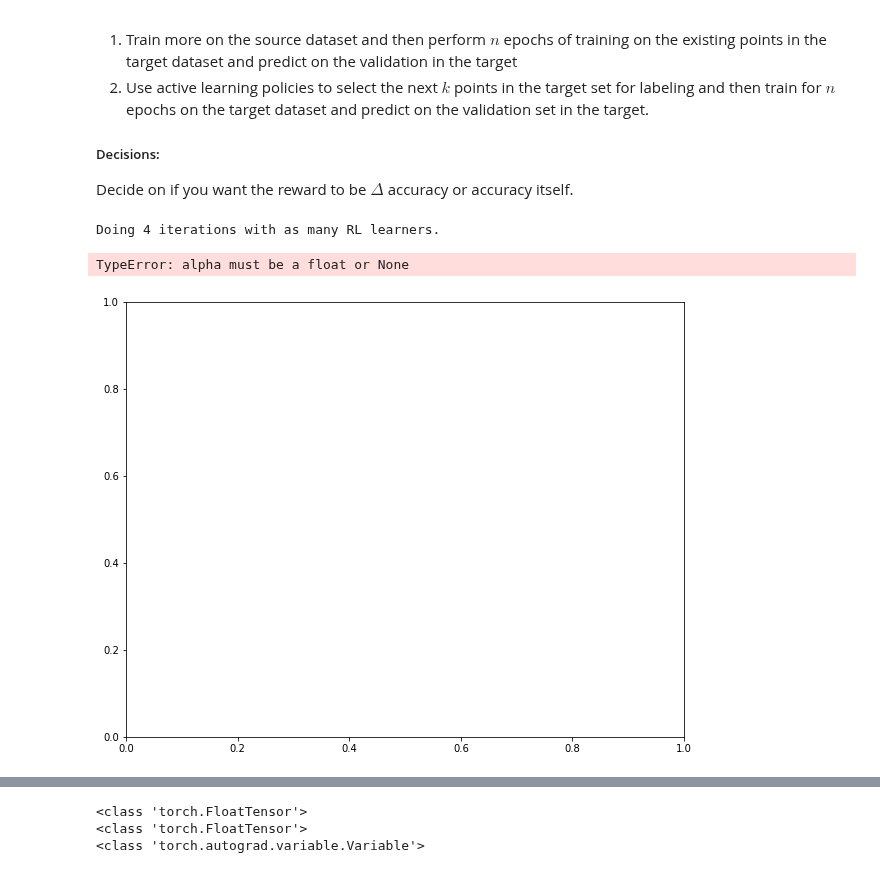
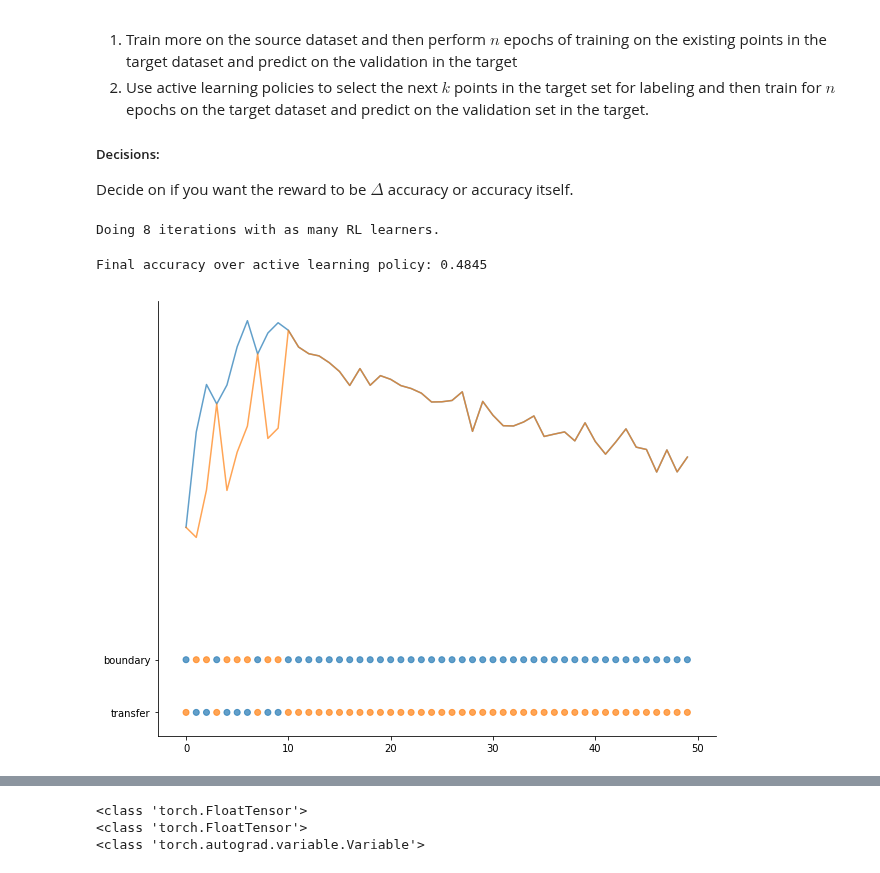
Before and after one commit to dsondak/pavlos_research, a Jupyter notebook: notebooks/3.1_pab_transfer_learning.ipynb, the cells around one changed output, grey strips where cells are left out. Saved outputs shown, nothing was run; the diff lists cells and outputs as text; code cells hidden in the pictures.

Commit message:
add gamma changes and working movie

```diff
--- a/notebooks/3.1_pab_transfer_learning.ipynb
+++ b/notebooks/3.1_pab_transfer_learning.ipynb
@@ -183,7 +184,9 @@ rl = imp.reload(rl)
 al = imp.reload(al)
 viz = imp.reload(viz)
 
-tar_costs = [.3,.3,.3,.3]
+tar_costs = [.2,.2,.2,.2,.2,.2,.2,.2]
+n_exp = 100
+al_itr = 50
 pc_all, rwd_all, ac_all = [],[],[]
 print(f'Doing {len(tar_costs)} iterations with as many RL learners.')
 
@@ -195,30 +198,30 @@ for tar_c in tar_costs:
     optimizer_rl = optim.Adam(agent.parameters(), lr=1e-2)
 
     rl_e = rl.Environment(mod, train_x, train_y, val_x , val_y,  nn.NLLLoss(), opt, usps_data=usps_train_loader)
-    rl_e.set_params(al_itrs=50, npoints=20, batch_size=10)
-    pc,rwd,ac = rl_e.run_experiments(agent, optimizer_rl, policy_key, n_experiments=2,  \
+    rl_e.set_params(al_itrs=al_itr, npoints=20, batch_size=10)
+    pc,rwd,ac = rl_e.run_experiments(agent, optimizer_rl, policy_key, n_experiments=n_exp,  \
                                      tar_cost=tar_c,rtype='transfer')
     pc_all.append(pc)
     rwd_all.append(rwd)
     ac_all.append(ac)
 # %% [output]
-Doing 4 iterations with as many RL learners.
+Doing 8 iterations with as many RL learners.
 # %%
 import pickle
 # Save and load the model
-with open("rl_results_lr_tc0.3.pkl", "wb" ) as file:
+with open("rl_results_lr_tc0.2_gamma0.9.pkl", "wb" ) as file:
     pickle.dump({'policy': pc_all,'reward': rwd_all, 'acc': ac_all},file,protocol=pickle.HIGHEST_PROTOCOL)
 
-with open("rl_results_lr_tc0.3.pkl",'rb') as file:
+with open("rl_results_lr_tc0.2_gamma0.9.pkl",'rb') as file:
     check = pickle.load(file)
 # %%
 viz = imp.reload(viz)
 # Visualize the instance given by 'ii'
-experiment = 2
-obs_in_exp = 1
+experiment = 6
+obs_in_exp = 0
 
 viz.viz_rl_tl(check['policy'][experiment],check['acc'][experiment],obs_in_exp,check['reward'][experiment])
 print('Final accuracy over active learning policy:',check['acc'][experiment][obs_in_exp][-1])
 # %% [output]
-TypeError: alpha must be a float or None
+Final accuracy over active learning policy: 0.4845
-[figure, old version]
+[figure, new version]
```
Also changed, not shown: parts of 4 cells of this notebook, 2 other files.
